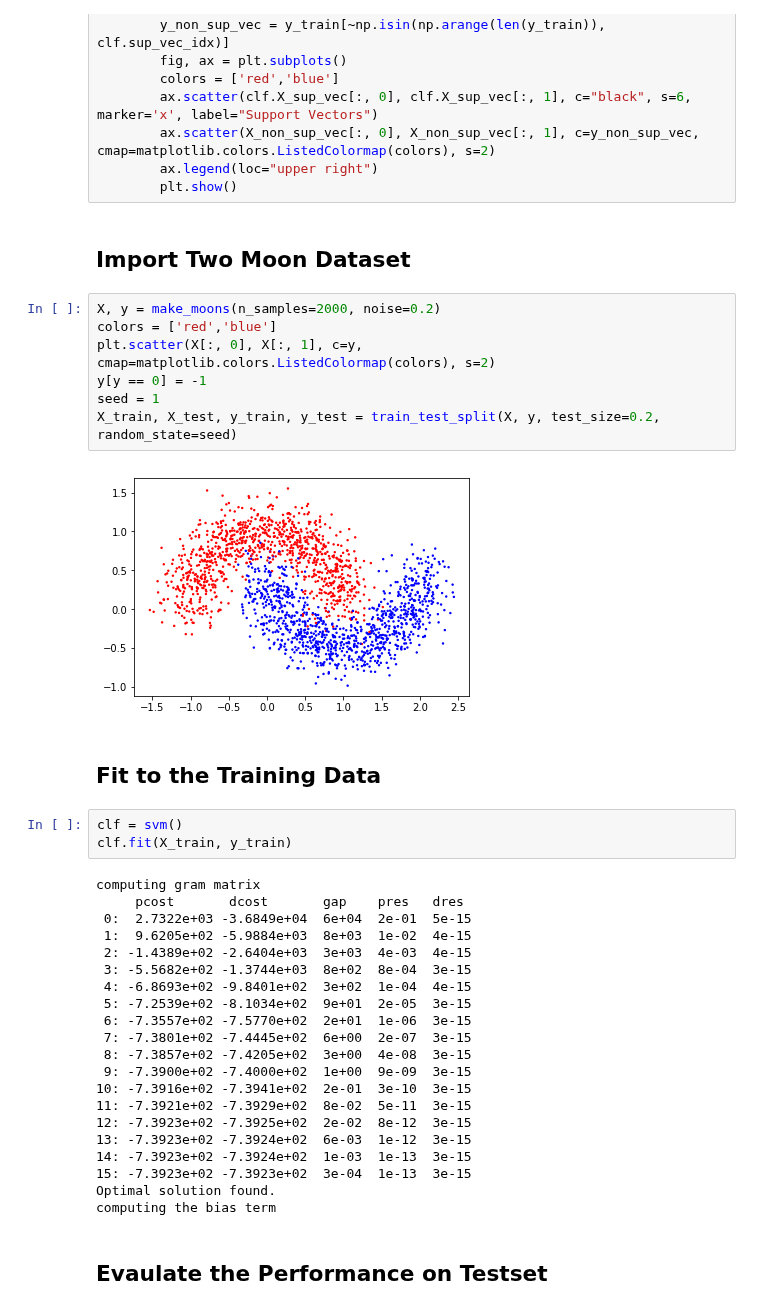
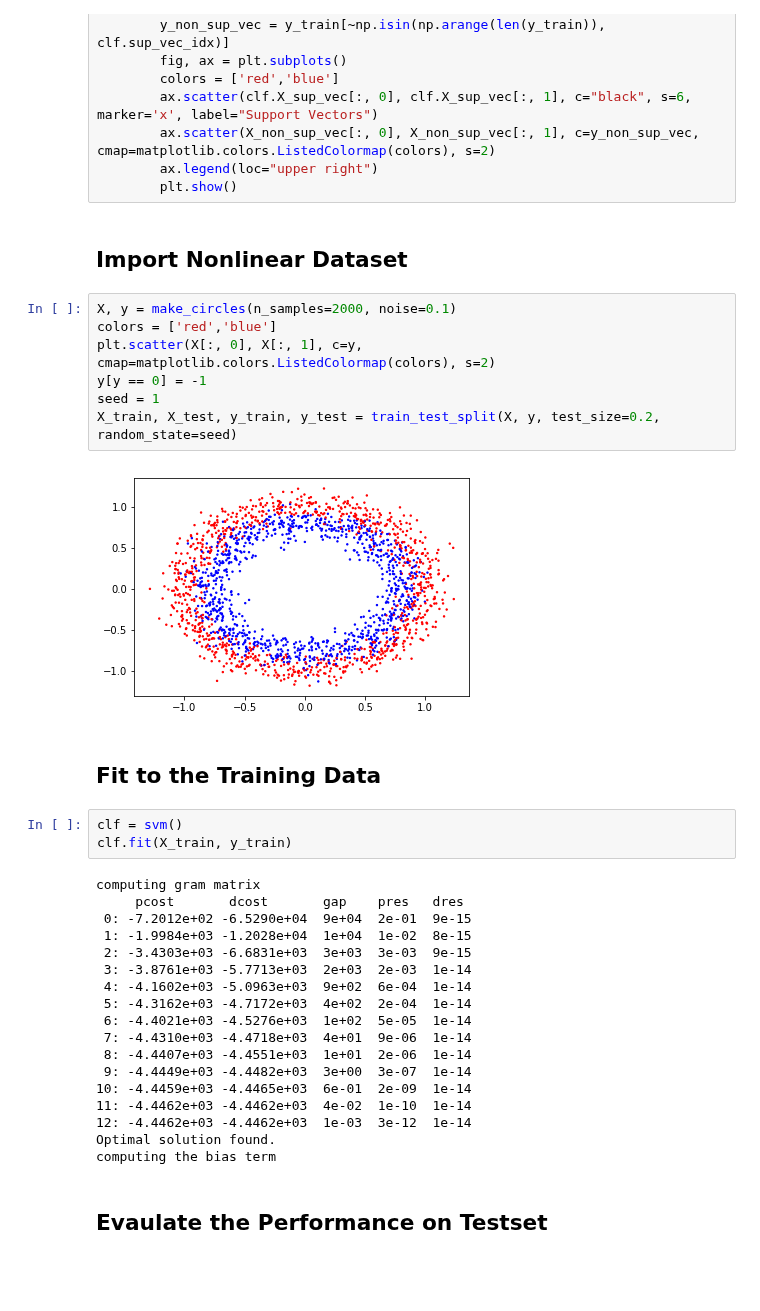
Before and after one commit to zetongqi/machine-learning-demos, a Jupyter notebook: kernel_svm_oop.ipynb, the cells around one changed output. Cells and saved outputs as stored; diff of their text form; blank space fills up the shorter version.

```diff
--- a/kernel_svm_oop.ipynb
+++ b/kernel_svm_oop.ipynb
@@ -116,16 +116,16 @@ class svm:
         ax.legend(loc="upper right")
         plt.show()
 # %% [markdown]
-## Import Two Moon Dataset
+## Import Nonlinear Dataset
 # %%
-X, y = make_moons(n_samples=2000, noise=0.2)
+X, y = make_circles(n_samples=2000, noise=0.1)
 colors = ['red','blue']
 plt.scatter(X[:, 0], X[:, 1], c=y, cmap=matplotlib.colors.ListedColormap(colors), s=2)
 y[y == 0] = -1
 seed = 1
 X_train, X_test, y_train, y_test = train_test_split(X, y, test_size=0.2, random_state=seed)
 # %% [output]
-[figure, old version]
+[figure, new version]
 # %% [markdown]
 ## Fit to the Training Data
 # %%
@@ -134,22 +134,19 @@ clf.fit(X_train, y_train)
 # %% [output]
 computing gram matrix
      pcost       dcost       gap    pres   dres
- 0:  2.7322e+03 -3.6849e+04  6e+04  2e-01  5e-15
- 1:  9.6205e+02 -5.9884e+03  8e+03  1e-02  4e-15
- 2: -1.4389e+02 -2.6404e+03  3e+03  4e-03  4e-15
- 3: -5.5682e+02 -1.3744e+03  8e+02  8e-04  3e-15
- 4: -6.8693e+02 -9.8401e+02  3e+02  1e-04  4e-15
- 5: -7.2539e+02 -8.1034e+02  9e+01  2e-05  3e-15
- 6: -7.3557e+02 -7.5770e+02  2e+01  1e-06  3e-15
- 7: -7.3801e+02 -7.4445e+02  6e+00  2e-07  3e-15
- 8: -7.3857e+02 -7.4205e+02  3e+00  4e-08  3e-15
- 9: -7.3900e+02 -7.4000e+02  1e+00  9e-09  3e-15
-10: -7.3916e+02 -7.3941e+02  2e-01  3e-10  3e-15
-11: -7.3921e+02 -7.3929e+02  8e-02  5e-11  3e-15
-12: -7.3923e+02 -7.3925e+02  2e-02  8e-12  3e-15
-13: -7.3923e+02 -7.3924e+02  6e-03  1e-12  3e-15
-14: -7.3923e+02 -7.3924e+02  1e-03  1e-13  3e-15
-15: -7.3923e+02 -7.3923e+02  3e-04  1e-13  3e-15
+ 0: -7.2012e+02 -6.5290e+04  9e+04  2e-01  9e-15
+ 1: -1.9984e+03 -1.2028e+04  1e+04  1e-02  8e-15
+ 2: -3.4303e+03 -6.6831e+03  3e+03  3e-03  9e-15
+ 3: -3.8761e+03 -5.7713e+03  2e+03  2e-03  1e-14
+ 4: -4.1602e+03 -5.0963e+03  9e+02  6e-04  1e-14
+ 5: -4.3162e+03 -4.7172e+03  4e+02  2e-04  1e-14
+ 6: -4.4021e+03 -4.5276e+03  1e+02  5e-05  1e-14
+ 7: -4.4310e+03 -4.4718e+03  4e+01  9e-06  1e-14
+ 8: -4.4407e+03 -4.4551e+03  1e+01  2e-06  1e-14
+ 9: -4.4449e+03 -4.4482e+03  3e+00  3e-07  1e-14
+10: -4.4459e+03 -4.4465e+03  6e-01  2e-09  1e-14
+11: -4.4462e+03 -4.4462e+03  4e-02  1e-10  1e-14
+12: -4.4462e+03 -4.4462e+03  1e-03  3e-12  1e-14
 Optimal solution found.
 computing the bias term
 # %% [markdown]
```
Also changed, not shown: parts of 2 cells of this notebook.
